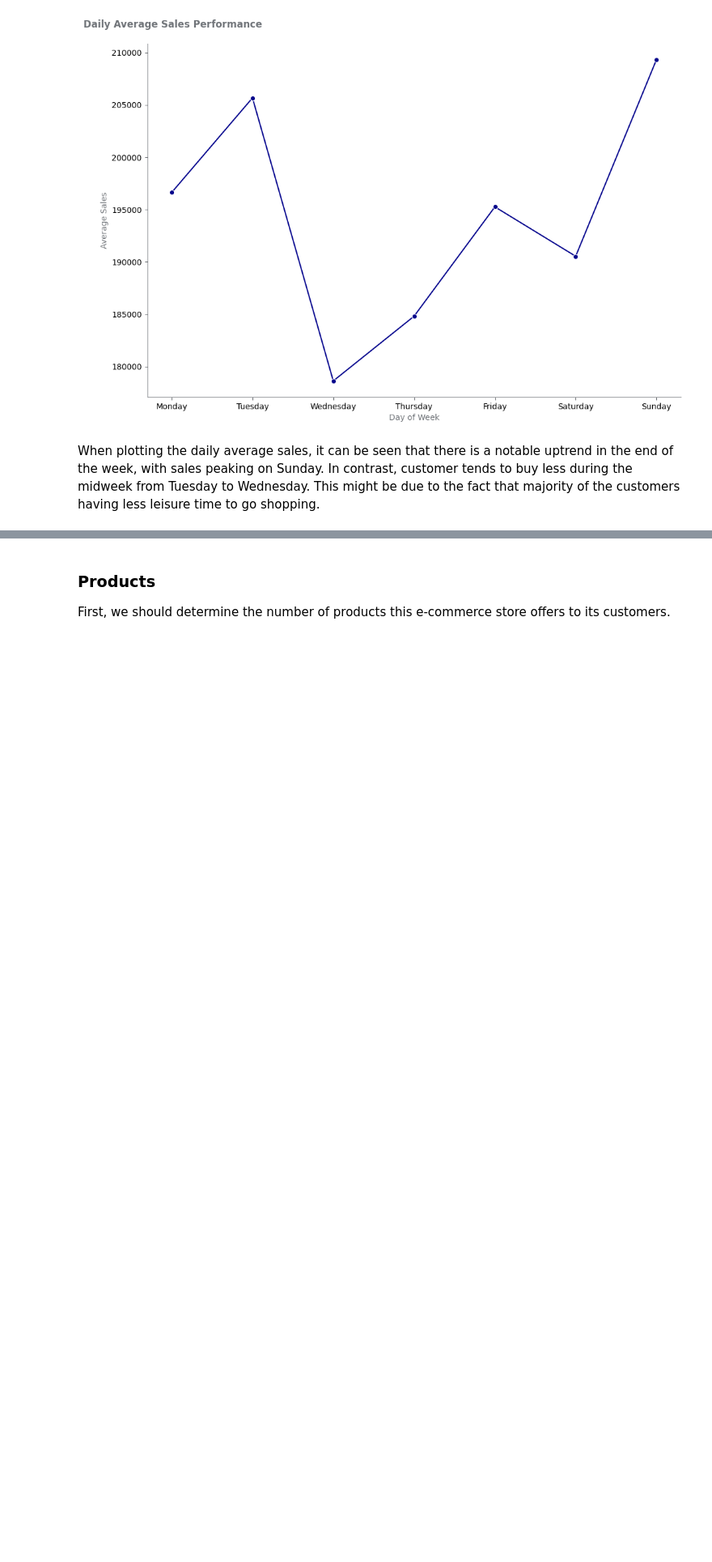
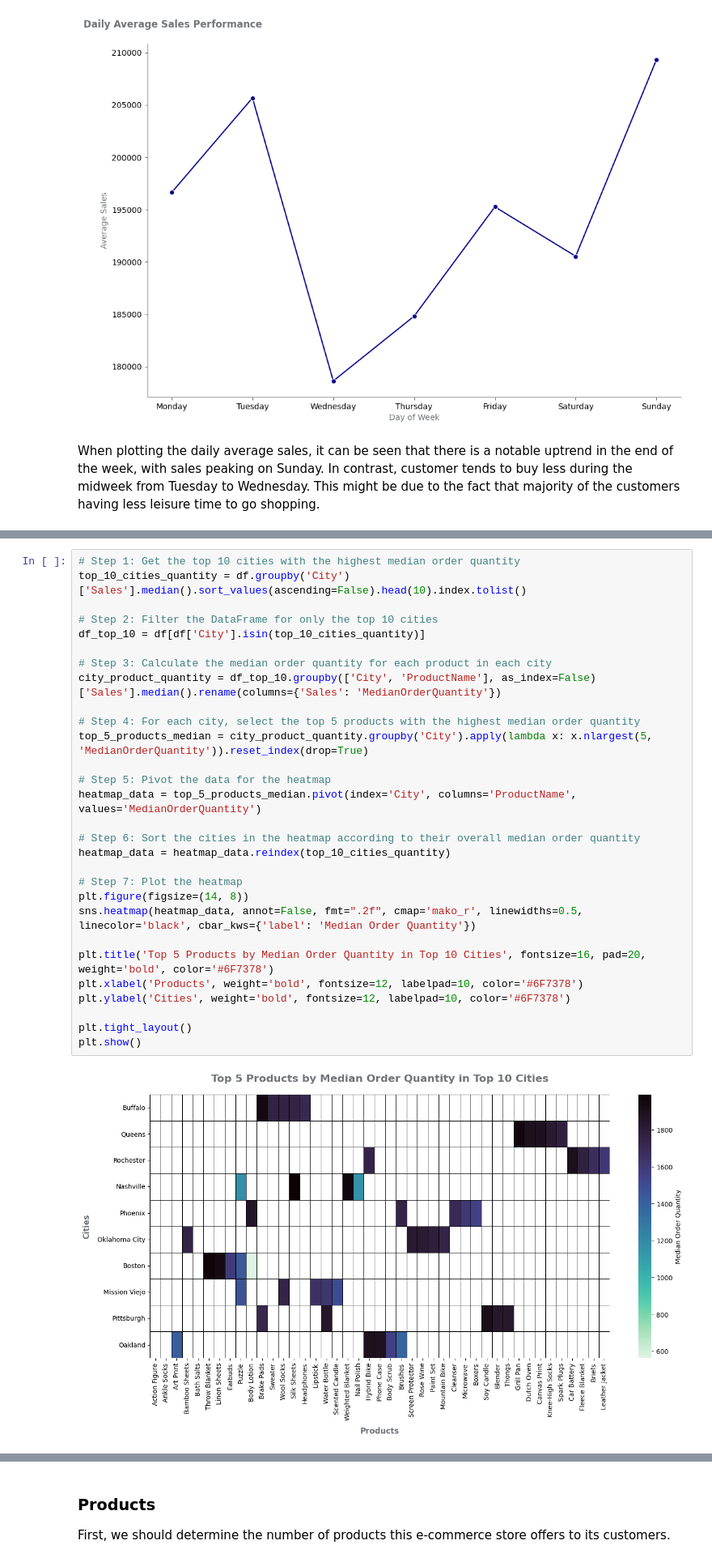
Before and after one commit to lazuardifp19/lazuardfp_portfolio, a Jupyter notebook: Ecommerce Analysis With Product-Centric RFM Analysis and K Means Clustering/ecommerce-analysis-with-product-centric-rfm-analysis-and-k-means-clustering.ipynb, the cells around one changed output, grey strips where cells are left out. Shown at 81% size. Cells and saved outputs as stored; diff of their text form; blank space fills up the shorter version.

```diff
--- a/Ecommerce Analysis With Product-Centric RFM Analysis and K Means Clustering/ecommerce-analysis-with-product-centric-rfm-analysis-and-k-means-clustering.ipynb
+++ b/Ecommerce Analysis With Product-Centric RFM Analysis and K Means Clustering/ecommerce-analysis-with-product-centric-rfm-analysis-and-k-means-clustering.ipynb
@@ -756,0 +868,31 @@ When plotting the daily average sales, it can be seen that there is a notable up
+# %%
+# Step 1: Get the top 10 cities with the highest median order quantity
+top_10_cities_quantity = df.groupby('City')['Sales'].median().sort_values(ascending=False).head(10).index.tolist()
+
+# Step 2: Filter the DataFrame for only the top 10 cities
+df_top_10 = df[df['City'].isin(top_10_cities_quantity)]
+
+# Step 3: Calculate the median order quantity for each product in each city
+city_product_quantity = df_top_10.groupby(['City', 'ProductName'], as_index=False)['Sales'].median().rename(columns={'Sales': 'MedianOrderQuantity'})
+
+# Step 4: For each city, select the top 5 products with the highest median order quantity
+top_5_products_median = city_product_quantity.groupby('City').apply(lambda x: x.nlargest(5, 'MedianOrderQuantity')).reset_index(drop=True)
+
+# Step 5: Pivot the data for the heatmap
+heatmap_data = top_5_products_median.pivot(index='City', columns='ProductName', values='MedianOrderQuantity')
+
+# Step 6: Sort the cities in the heatmap according to their overall median order quantity
+heatmap_data = heatmap_data.reindex(top_10_cities_quantity)
+
+# Step 7: Plot the heatmap
+plt.figure(figsize=(14, 8))
+sns.heatmap(heatmap_data, annot=False, fmt=".2f", cmap='mako_r', linewidths=0.5, linecolor='black', cbar_kws={'label': 'Median Order Quantity'})
+
+plt.title('Top 5 Products by Median Order Quantity in Top 10 Cities', fontsize=16, pad=20, weight='bold', color='#6F7378')
+plt.xlabel('Products', weight='bold', fontsize=12, labelpad=10, color='#6F7378')
+plt.ylabel('Cities', weight='bold', fontsize=12, labelpad=10, color='#6F7378')
+
+plt.tight_layout()
+plt.show()
+# %% [output]
+[figure, added]
```
Also changed, not shown: parts of 28 cells of this notebook.
